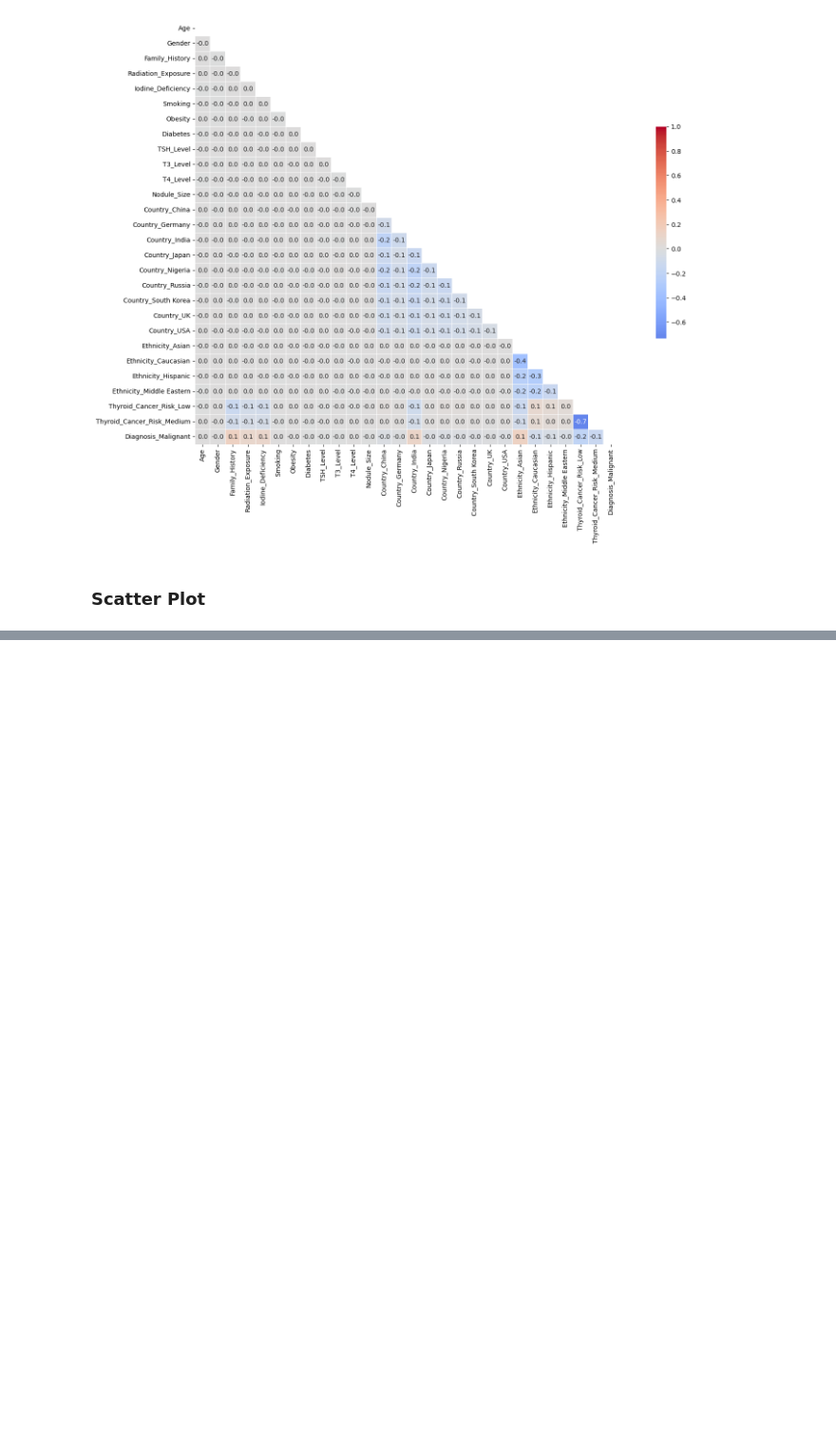
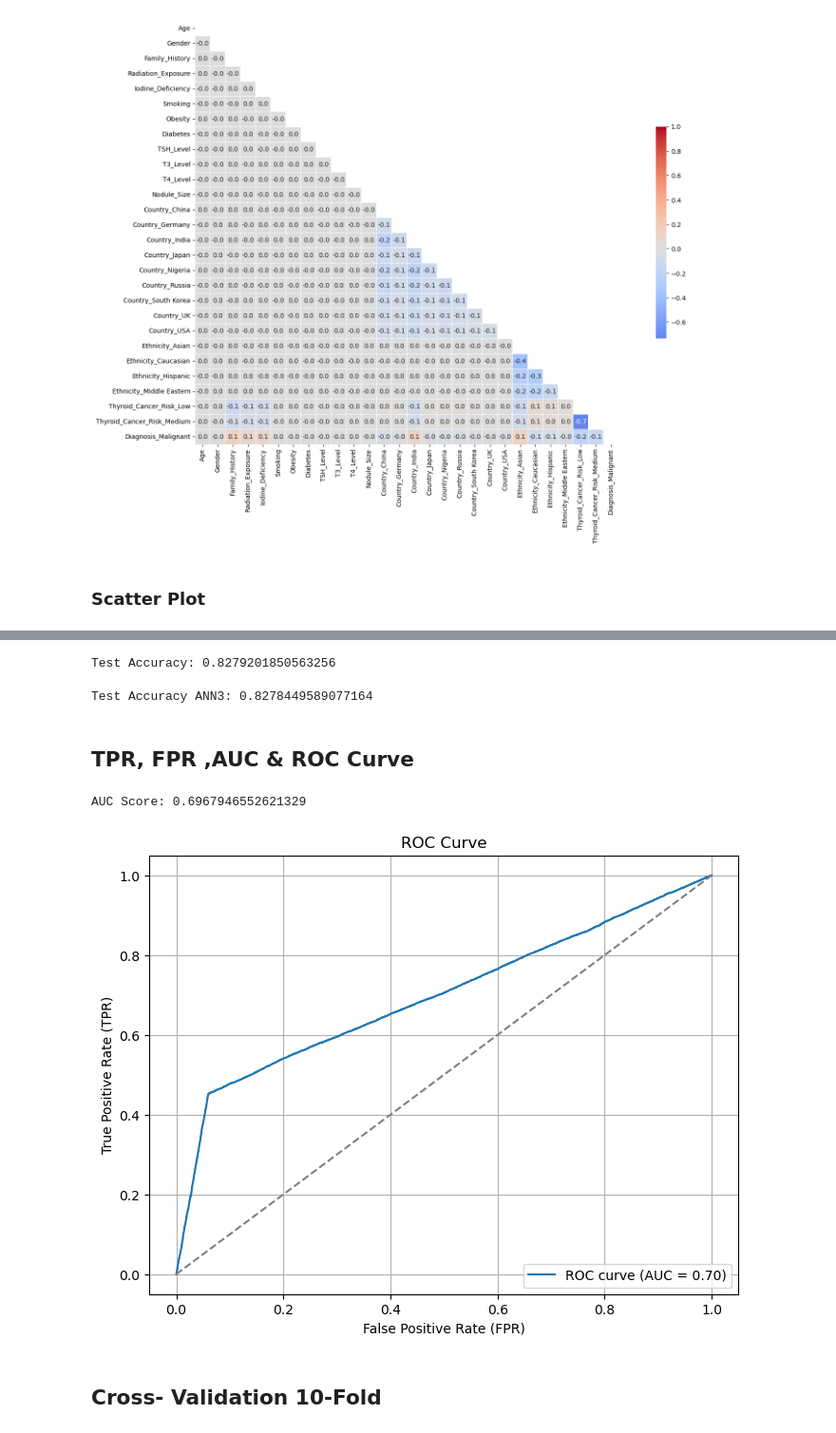
Before and after one commit to Jdhwang98/thyroid-cancer-prediction, a Jupyter notebook: thyroid_cancer_risk.ipynb, the cells around one changed output, grey strips where cells are left out. Shown: that part at 95% size. Saved outputs shown, nothing was run; the diff lists cells and outputs as text; code cells hidden in the pictures; blank space fills up the shorter version.

```diff
--- a/thyroid_cancer_risk.ipynb
+++ b/thyroid_cancer_risk.ipynb
@@ -458,0 +469,2 @@ plt.show()
+# %%
+my_ANN1.fit(X_train, y_train)
@@ -458,0 +498,5 @@ plt.show()
+# %%
+my_ANN2 = MLPClassifier(hidden_layer_sizes=(20,10,20), activation= 'relu',
+                       solver='adam', alpha=1e-5, random_state=1,
+                       learning_rate_init = 0.000001, verbose=True,max_iter = 1000, tol=0.0000001)
+my_ANN2.fit(X_train, y_train)
@@ -458,0 +531,5 @@ plt.show()
+# %%
+my_ANN3 = MLPClassifier(hidden_layer_sizes=(50,30,20,10), activation= 'relu',
+                       solver='adam', alpha=1e-4, random_state=1,
+                       learning_rate_init = 0.0001, verbose=True,max_iter = 2000, tol=0.0000001)
+my_ANN3.fit(X_train, y_train)
@@ -458,0 +556,34 @@ plt.show()
+# %%
+y_pred3 = my_ANN3.predict(X_test)
+print("Test Accuracy:", accuracy_score(y_test, y_pred3))
+# %% [output]
+Test Accuracy: 0.8279201850563256
+# %%
+y_predict_ann = my_ANN3.predict(X_test)
+print("Test Accuracy ANN3:", accuracy_score(y_test, y_pred2))
+# %% [output]
+Test Accuracy ANN3: 0.8278449589077164
+# %% [markdown]
+## TPR, FPR ,AUC & ROC Curve
+# %%
+y_prob = my_ANN3.predict_proba(X_test)[:, 1]  # Probabilities for Malignant (class 1)
+fpr, tpr, thresholds = roc_curve(y_test, y_prob)
+
+auc_score = roc_auc_score(y_test, y_prob)
+print("AUC Score:", auc_score)
+# %% [output]
+AUC Score: 0.6967946552621329
+# %%
+plt.figure(figsize=(8,6))
+plt.plot(fpr, tpr, label=f'ROC curve (AUC = {auc_score:.2f})')
+plt.plot([0, 1], [0, 1], linestyle='--', color='gray')  # Diagonal line for random guess
+plt.xlabel('False Positive Rate (FPR)')
+plt.ylabel('True Positive Rate (TPR)')
+plt.title('ROC Curve')
+plt.legend(loc="lower right")
+plt.grid(True)
+plt.show()
+# %% [output]
+[figure, added]
+# %% [markdown]
+## Cross- Validation 10-Fold
```
Also changed, not shown: parts of 20 cells of this notebook.
